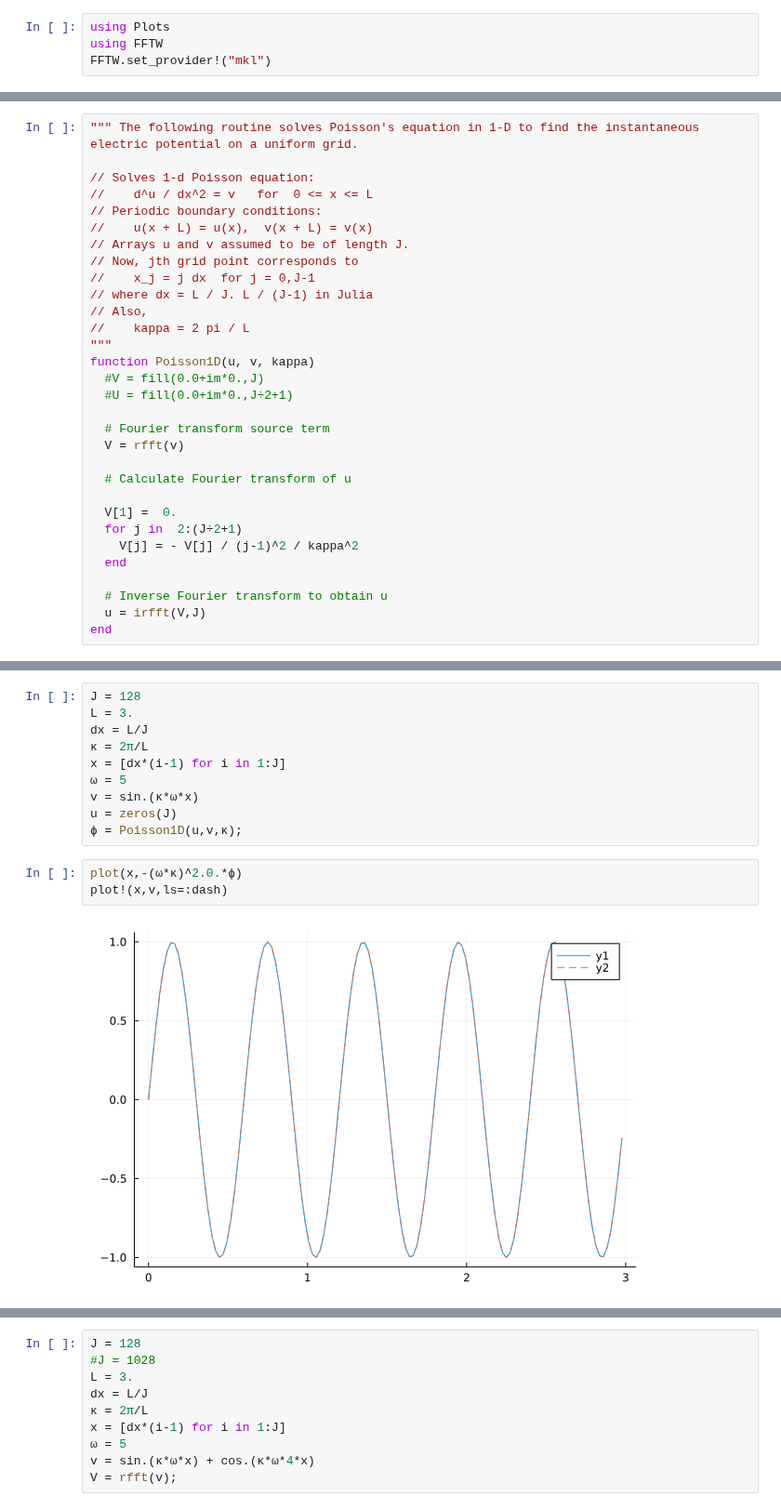
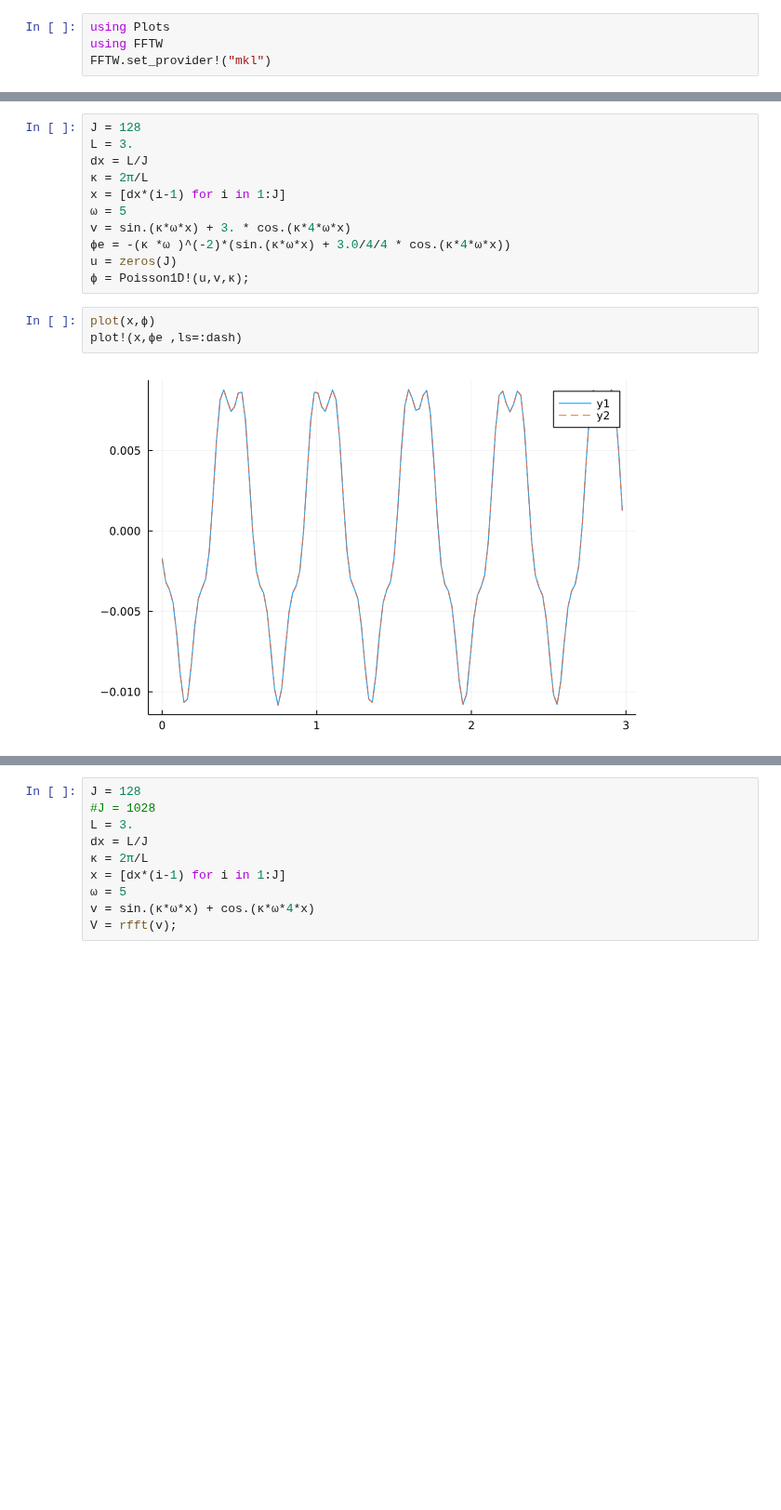
Before and after one commit to reula/PIC-1D, a Jupyter notebook: poisson.ipynb, the cells around one changed output, grey strips where cells are left out. Shown at 93% size. Drawn from its saved outputs; the diff is of its cells as text; blank space fills up the shorter version.

```diff
--- a/poisson.ipynb
+++ b/poisson.ipynb
@@ -21,31 +6,0 @@ Electric!
-# %%
-""" The following routine solves Poisson's equation in 1-D to find the instantaneous electric potential on a uniform grid.
-
-// Solves 1-d Poisson equation:
-//    d^u / dx^2 = v   for  0 <= x <= L
-// Periodic boundary conditions:
-//    u(x + L) = u(x),  v(x + L) = v(x)
-// Arrays u and v assumed to be of length J.
-// Now, jth grid point corresponds to
-//    x_j = j dx  for j = 0,J-1
-// where dx = L / J. L / (J-1) in Julia
-// Also,
-//    kappa = 2 pi / L
-"""
-function Poisson1D(u, v, kappa)
-  #V = fill(0.0+im*0.,J)
-  #U = fill(0.0+im*0.,J÷2+1)
-
-  # Fourier transform source term
-  V = rfft(v)
-
-  # Calculate Fourier transform of u
-
-  V[1] =  0.
-  for j in  2:(J÷2+1)
-    V[j] = - V[j] / (j-1)^2 / kappa^2
-  end
-
-  # Inverse Fourier transform to obtain u
-  u = irfft(V,J)
-end
@@ -58,11 +17,12 @@ dx = L/J
 κ = 2π/L
 x = [dx*(i-1) for i in 1:J]
 ω = 5
-v = sin.(κ*ω*x)
+v = sin.(κ*ω*x) + 3. * cos.(κ*4*ω*x)
+ϕe = -(κ *ω )^(-2)*(sin.(κ*ω*x) + 3.0/4/4 * cos.(κ*4*ω*x))
 u = zeros(J)
-ϕ = Poisson1D(u,v,κ);
+ϕ = Poisson1D!(u,v,κ);
 # %%
-plot(x,-(ω*κ)^2.0.*ϕ)
-plot!(x,v,ls=:dash)
+plot(x,ϕ)
+plot!(x,ϕe ,ls=:dash)
 # %% [output]
-[figure, old version]
+[figure, new version]
```
Also changed, not shown: parts of 10 cells of this notebook, 2 other files.
